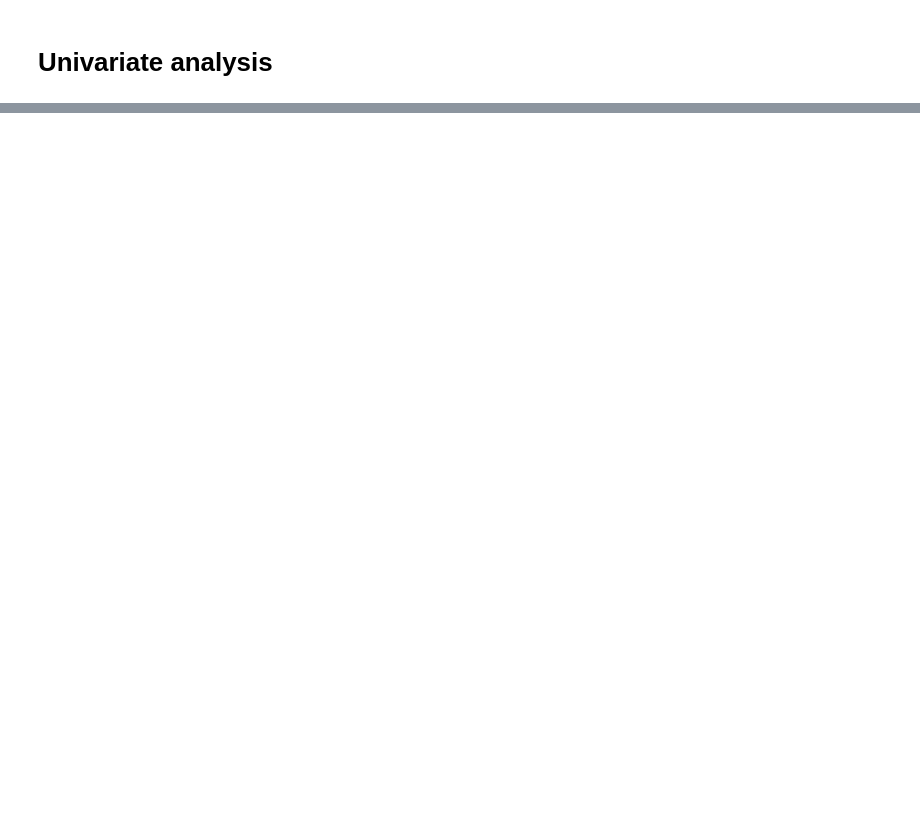
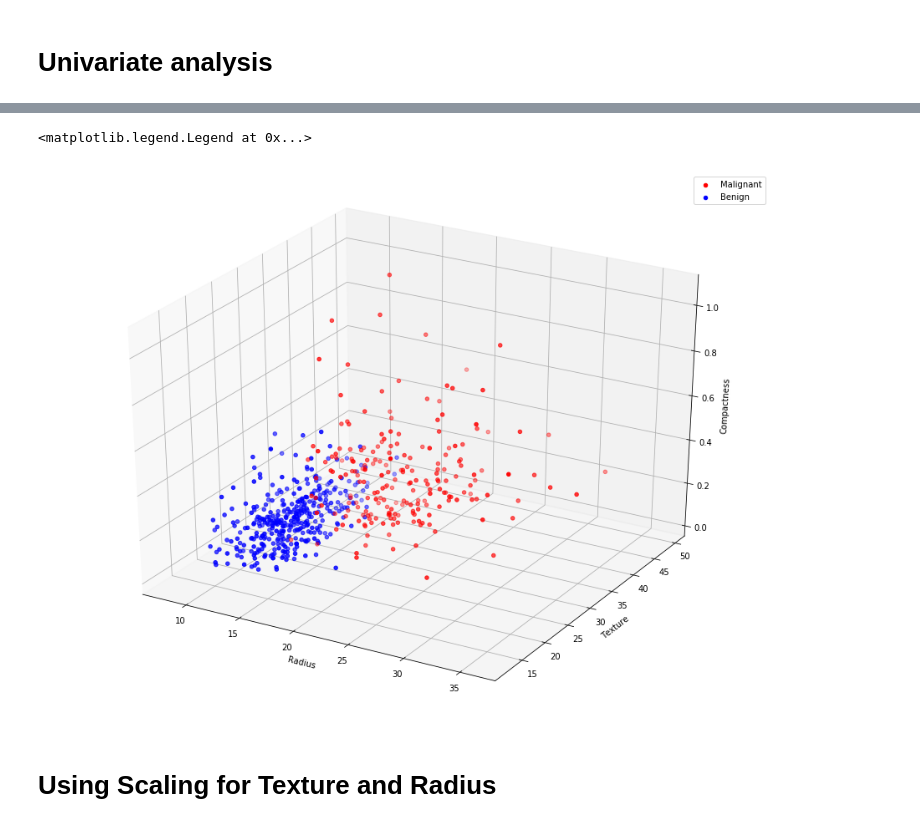
Before and after one commit to nayanika-g/breast-cancer-wisconsin, a Jupyter notebook: knn_finalproject.ipynb, the cells around one changed output, grey strips where cells are left out. Cells and saved outputs as stored; diff of their text form; code cells hidden in the pictures; blank space fills up the shorter version.

```diff
--- a/knn_finalproject.ipynb
+++ b/knn_finalproject.ipynb
@@ -428,0 +490,29 @@ knn.score(x_test, y_test)
+# %%
+grouped = df.groupby('diagnosis', as_index=False)
+# %%
+m_group = grouped.get_group('M')
+b_group = grouped.get_group('B')
+# %%
+x_m = m_group['radius_worst']
+y_m = m_group['texture_worst']
+z_m = m_group['compactness_worst']
+# %%
+x_b = b_group['radius_worst']
+y_b = b_group['texture_worst']
+z_b = b_group['compactness_worst']
+# %%
+fig = plt.figure(figsize=(12, 9))
+ax = Axes3D(fig)
+
+ax.scatter(x_m,y_m,z_m, label='Malignant', color='red')
+ax.scatter(x_b,y_b,z_b, label='Benign', color='blue')
+ax.set_xlabel('Radius')
+ax.set_ylabel('Texture')
+ax.set_zlabel('Compactness')
+
+ax.legend()
+# %% [output]
+<matplotlib.legend.Legend at 0x...>
+[figure, added]
+# %% [markdown]
+# Using Scaling for Texture and Radius
```
Also changed, not shown: parts of 79 cells of this notebook.
